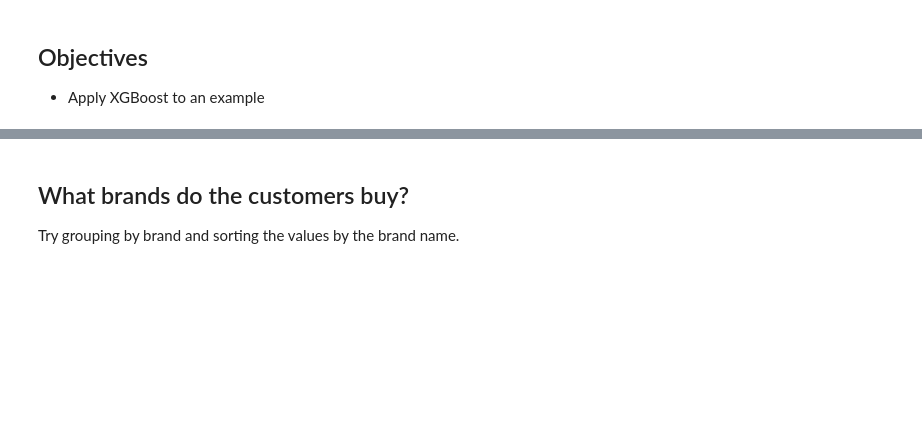
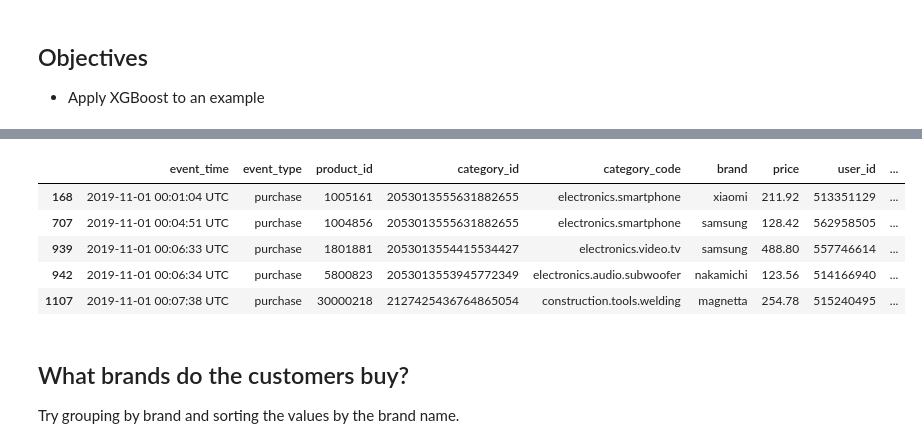
Before and after one commit to learn-co-curriculum/dsc-xgboost-deloitte-lab, a Jupyter notebook: index.ipynb, the cells around one changed output, grey strips where cells are left out. Cells and saved outputs as stored; diff of their text form; code cells hidden in the pictures; blank space fills up the shorter version.

Commit message:
add solutions, remove plots, check functionality

```diff
--- a/index.ipynb
+++ b/index.ipynb
@@ -23,4 +18,4 @@ from datetime import datetime
 # %%
 # fill this in with your path (absolute path works as well)
-path_to_file = "../archive/2019-Nov.csv"
+path_to_file = " "
 df = pd.read_csv(path_to_file)
@@ -74,3 +142,17 @@ Try using `'event_type' == 'purchase'` and drop empty rows to assess which categ
+# %%
+# __SOLUTION__
+# your code
+
+purchase = df.loc[df["event_type"] == "purchase"]
+purchase = purchase.dropna(axis="rows")
+purchase.head()
+# %% [output]
+|  | event_time | event_type | product_id | category_id | category_code | brand | price | user_id | ... |
+| 168 | 2019-11-01 00:01:04 UTC | purchase | 1005161 | 2053013555631882655 | electronics.smartphone | xiaomi | 211.92 | 513351129 | ... |
+| 707 | 2019-11-01 00:04:51 UTC | purchase | 1004856 | 2053013555631882655 | electronics.smartphone | samsung | 128.42 | 562958505 | ... |
+| 939 | 2019-11-01 00:06:33 UTC | purchase | 1801881 | 2053013554415534427 | electronics.video.tv | samsung | 488.80 | 557746614 | ... |
+| 942 | 2019-11-01 00:06:34 UTC | purchase | 5800823 | 2053013553945772349 | electronics.audio.subwoofer | nakamichi | 123.56 | 514166940 | ... |
+| 1107 | 2019-11-01 00:07:38 UTC | purchase | 30000218 | 2127425436764865054 | construction.tools.welding | magnetta | 254.78 | 515240495 | ... |
 # %% [markdown]
 ## What brands do the customers buy?
 Try grouping by brand and sorting the values by the brand name.
```
Also changed, not shown: parts of 75 cells of this notebook.
